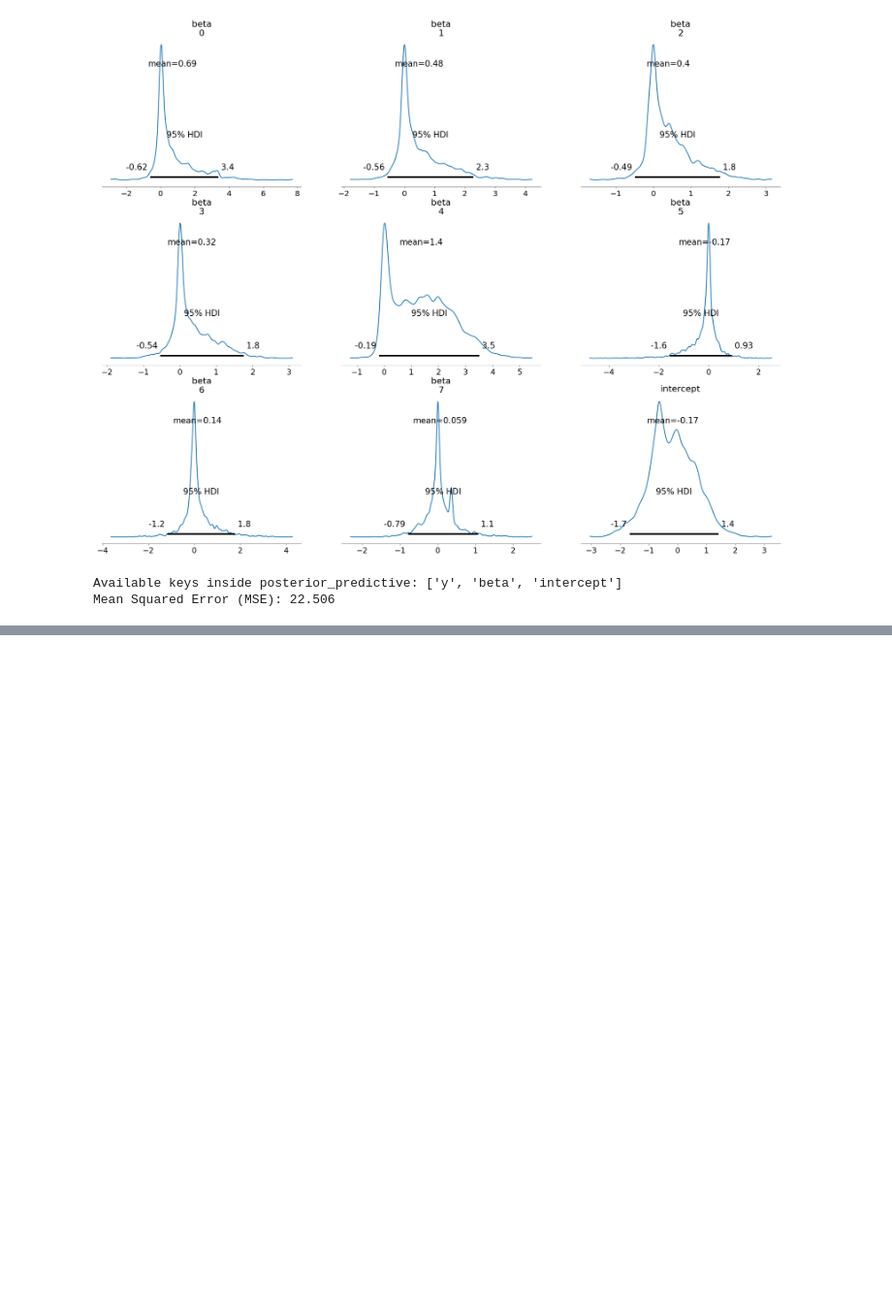
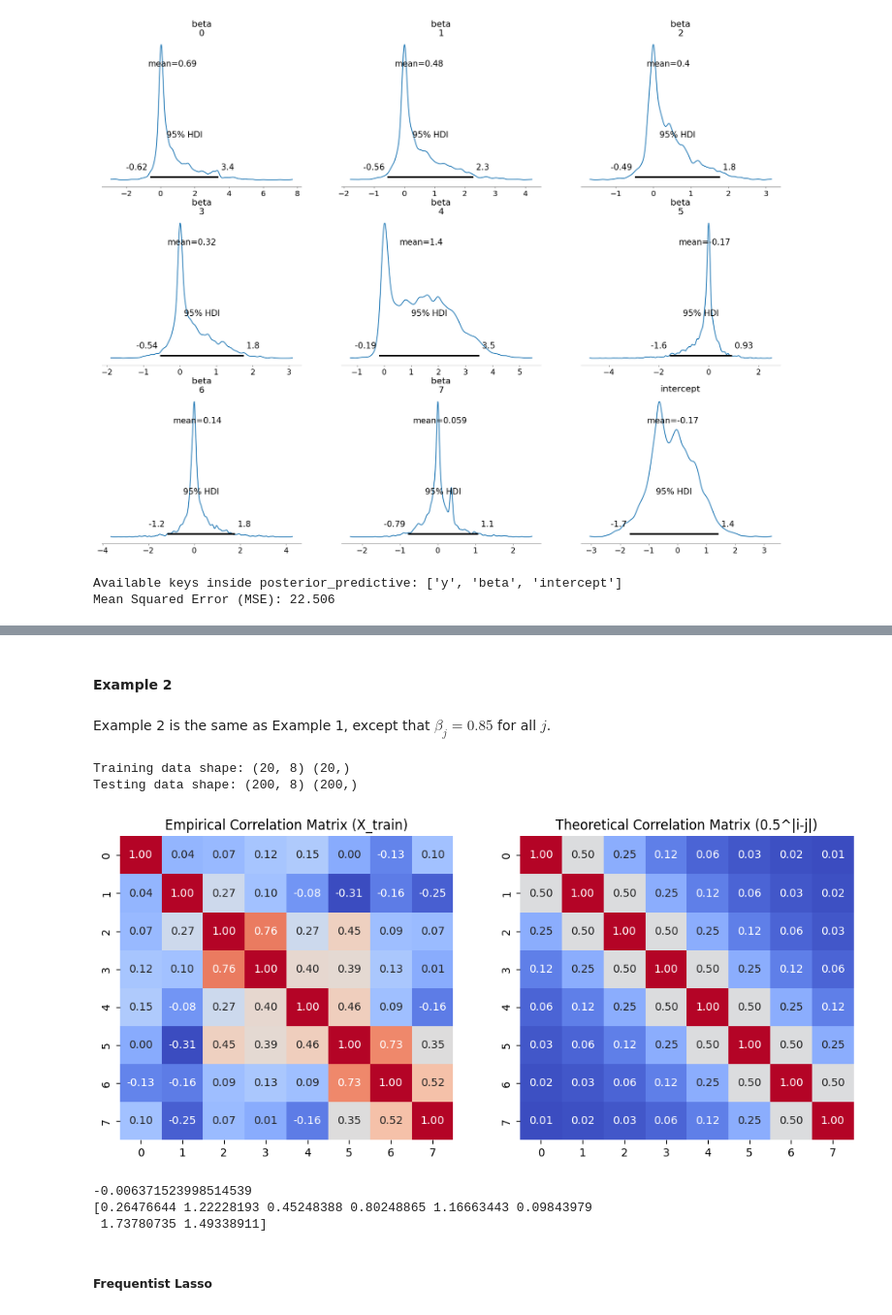
Before and after one commit to marie678/Bayesian_Lasso, a Jupyter notebook: simulations.ipynb, the cells around one changed output, grey strips where cells are left out. Shown: that part at 97% size. Drawn from its saved outputs; the diff is of its cells as text; code cells hidden in the pictures; blank space fills up the shorter version.

Commit message:
updated MSE computations + added example 2 simulations

```diff
--- a/simulations.ipynb
+++ b/simulations.ipynb
@@ -244,0 +270,77 @@ KeyError: 'beta'
+# %% [markdown]
+#### Example 2
+# %% [markdown]
+Example 2 is the same as Example 1, except that $β_j = 0.85$ for all $j$.
+# %%
+# Parameters
+n_train = 20  # Number of training samples
+n_test = 200  # Number of testing samples
+p = 8         # Number of predictors
+beta = np.array([0.85]*8)  # True regression coefficients
+sigma = 3     # Standard deviation of noise
+corr_decay = 0.5
+
+# Create covariance matrix based on corr(i, j) = 0.5^|i-j|
+cov_matrix = np.fromfunction(
+    lambda i, j: corr_decay ** np.abs(i - j),
+    (p, p),
+    dtype=int
+)
+
+# Generate training predictors and noise
+X_train = np.random.multivariate_normal(mean=np.zeros(p), cov=cov_matrix, size=n_train)
+epsilon_train = np.random.normal(loc=0, scale=1, size=n_train)
+
+# Generate training response (y)
+y_train = X_train @ beta + sigma * epsilon_train
+
+# Generate testing predictors and noise
+X_test = np.random.multivariate_normal(mean=np.zeros(p), cov=cov_matrix, size=n_test)
+epsilon_test = np.random.normal(loc=0, scale=1, size=n_test)
+
+# Generate testing response (y)
+y_test = X_test @ beta + sigma * epsilon_test
+
+# Output data
+print("Training data shape:", X_train.shape, y_train.shape)
+print("Testing data shape:", X_test.shape, y_test.shape)
+# %% [output]
+Training data shape: (20, 8) (20,)
+Testing data shape: (200, 8) (200,)
+# %%
+# Calculate empirical correlation matrix
+corr_matrix = np.corrcoef(X_train, rowvar=False)
+
+# Calculate theoretical correlation matrix
+p = X_train.shape[1]
+theoretical_corr_matrix = np.fromfunction(
+    lambda i, j: corr_decay ** np.abs(i - j),
+    (p, p),
+    dtype=int
+)
+
+# Plot both side by side
+fig, axes = plt.subplots(1, 2, figsize=(12, 5))
+sns.heatmap(corr_matrix, annot=True, cmap="coolwarm", fmt=".2f", ax=axes[0], cbar=False)
+axes[0].set_title("Empirical Correlation Matrix (X_train)")
+sns.heatmap(theoretical_corr_matrix, annot=True, cmap="coolwarm", fmt=".2f", ax=axes[1], cbar=False)
+axes[1].set_title("Theoretical Correlation Matrix (0.5^|i-j|)")
+
+# plt.tight_layout()
+plt.show()
+# %% [output]
+[figure, added]
+# %%
+# Simple linear regression model
+lr = LinearRegression()
+lr.fit(X_train, y_train)
+y_pred = lr.predict(X_test)
+
+print(lr.intercept_)
+print(lr.coef_)
+# %% [output]
+-0.006371523998514539
+[0.26476644 1.22228193 0.45248388 0.80248865 1.16663443 0.09843979
+ 1.73780735 1.49338911]
+# %% [markdown]
+##### Frequentist Lasso
```
Also changed, not shown: parts of 14 cells of this notebook.
